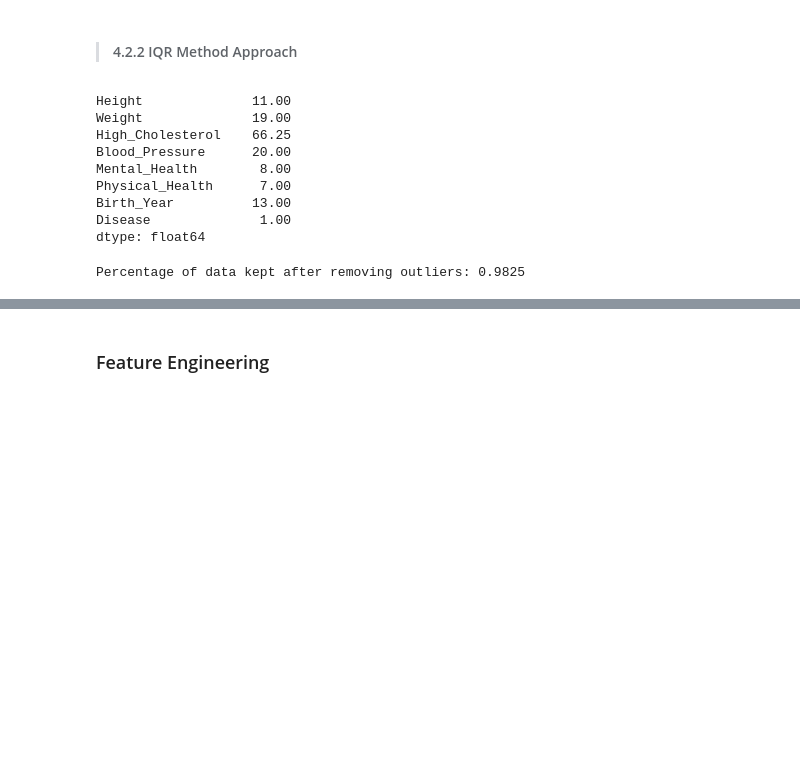
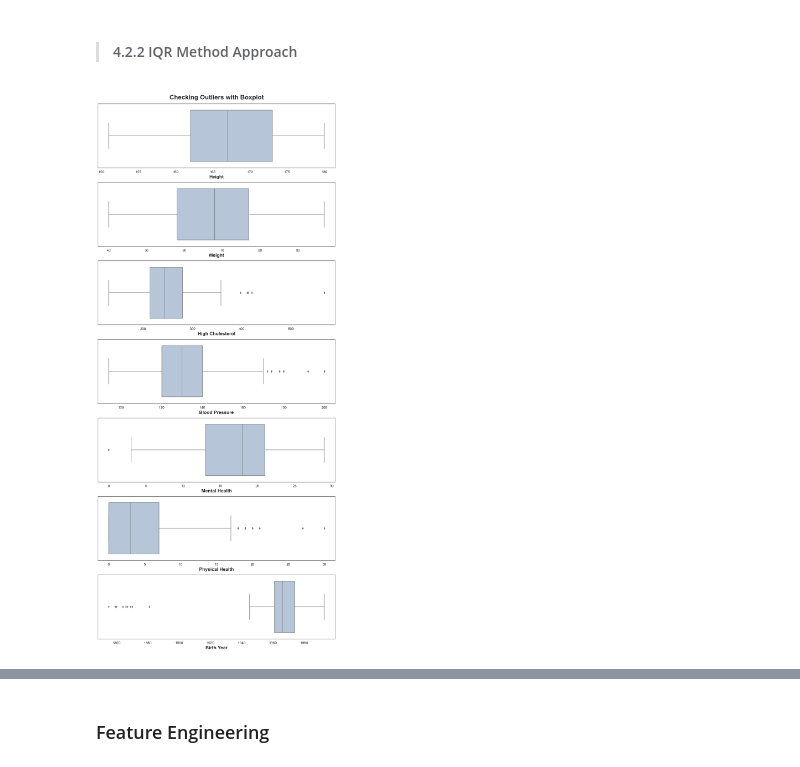
Before and after one commit to Danielfranco7/sharing-github, a Jupyter notebook: The Smith Parasite - Data Description.ipynb, the cells around one changed output, grey strips where cells are left out. Saved outputs shown, nothing was run; the diff lists cells and outputs as text; code cells hidden in the pictures; blank space fills up the shorter version.

```diff
--- a/The Smith Parasite - Data Description.ipynb
+++ b/The Smith Parasite - Data Description.ipynb
@@ -503,0 +462,4 @@ Value from row 797:  1860
+# %%
+for col in np.unique(columns):
+    check_zscore_outliers(train_data, train_data[numerical].columns[col])
+    print('\n')
@@ -504,17 +484,2 @@ Value from row 797:  1860
 # %% [markdown]
 > #### 4.2.2 IQR Method Approach
-# %%
-Q1 = train_data.quantile(.25)
-Q3 = train_data.quantile(.75)
-IQR = Q3 - Q1
-IQR
-# %% [output]
-Height              11.00
-Weight              19.00
-High_Cholesterol    66.25
-Blood_Pressure      20.00
-Mental_Health        8.00
-Physical_Health      7.00
-Birth_Year          13.00
-Disease              1.00
-dtype: float64
@@ -535,13 +485,0 @@ check_IQR_outliers(train_data)
-# %%
-filters = []
-outliers = pd.DataFrame()
-for col in numerical:
-    llim = lower_lim[col]
-    ulim = upper_lim[col]
-    filters.append(train_data[col].between(llim, ulim, inclusive=True))
-    outliers[col] = train_data[col].loc[~train_data[col].between(llim, ulim)]
-
-train_data_222 = train_data[np.all(filters, 0)]
-print('Percentage of data kept after removing outliers:', np.round(train_data_222.shape[0] / train_data.shape[0], 4))
-# %% [output]
-Percentage of data kept after removing outliers: 0.9825
@@ -549,0 +486,25 @@ Percentage of data kept after removing outliers: 0.9825
+# %%
+# Getting numerical data
+nums = train_data[numerical]
+
+# Getting non-binary numerical data
+for col, rows in nums.items():
+    if rows.value_counts().shape[0] == 2:
+        del nums[col]
+
+# Plot
+fig, ax = plt.subplots(nrows = nums.shape[1], ncols = 1,
+                       figsize = (12, len(numerical)*3.5),
+                       constrained_layout=True)
+
+for row in range(nums.shape[1]):
+    sns.boxplot(x = nums.iloc[:,row], color = 'lightsteelblue', ax = ax[row])
+    ax[row].set_xlabel(nums.columns[row].replace('_', ' '), fontsize = 17, fontweight = 'bold')
+    ax[row].tick_params(axis = 'x', labelsize=13)
+
+# Layout
+plt.suptitle('Checking Outliers with Boxplot', fontsize = 23, fontweight = 'bold')
+
+plt.show()
+# %% [output]
+[figure, added]
```
Also changed, not shown: parts of 23 cells of this notebook.
